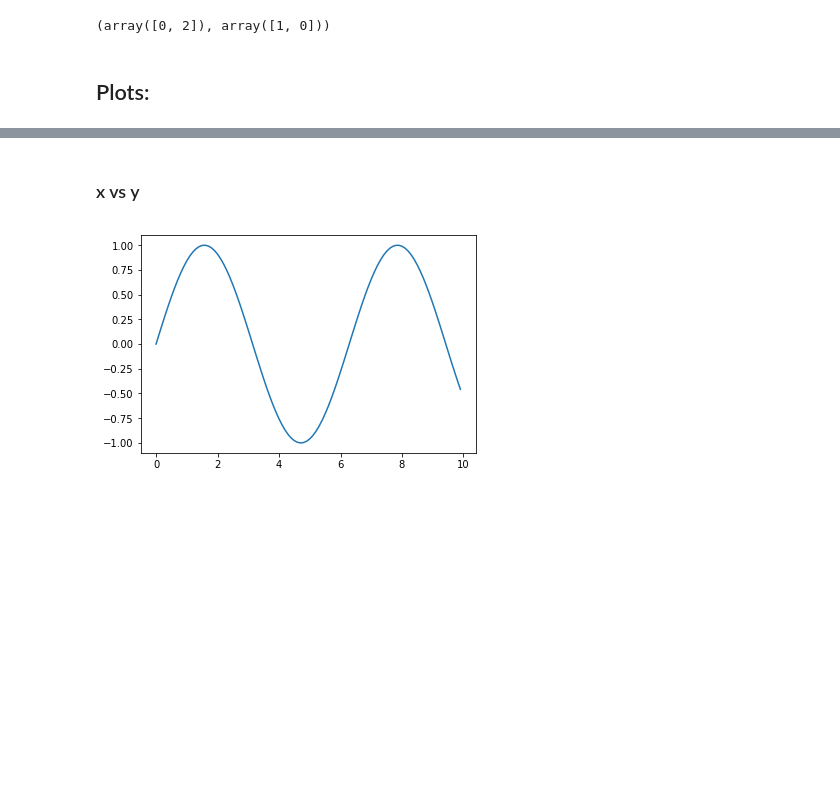
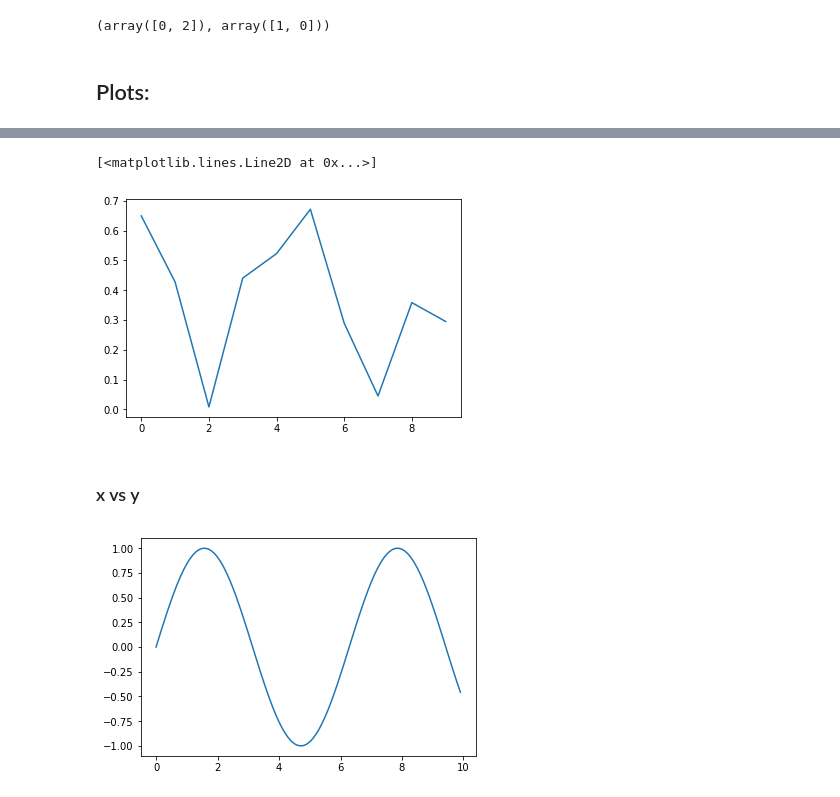
Before and after one commit to Jestefano/ossu_DataScience, a Jupyter notebook: Coursera_ML/Lecture2.ipynb, the cells around one changed output, grey strips where cells are left out. Saved outputs shown, nothing was run; the diff lists cells and outputs as text; code cells hidden in the pictures; blank space fills up the shorter version.

```diff
--- a/Coursera_ML/Lecture2.ipynb
+++ b/Coursera_ML/Lecture2.ipynb
@@ -216,2 +258,9 @@ w
+# %%
+#Notice that if we specify the - as parameter we get a line
+#this is useful when we are fitting a line
+plt.plot(x,y,'-')
+# %% [output]
+[<matplotlib.lines.Line2D at 0x...>]
+[figure, added]
 # %% [markdown]
 ### x vs y
```
Also changed, not shown: parts of 36 cells of this notebook.
